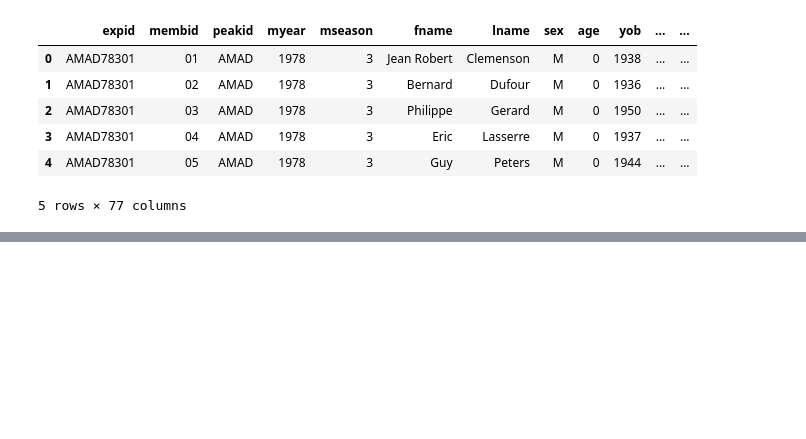
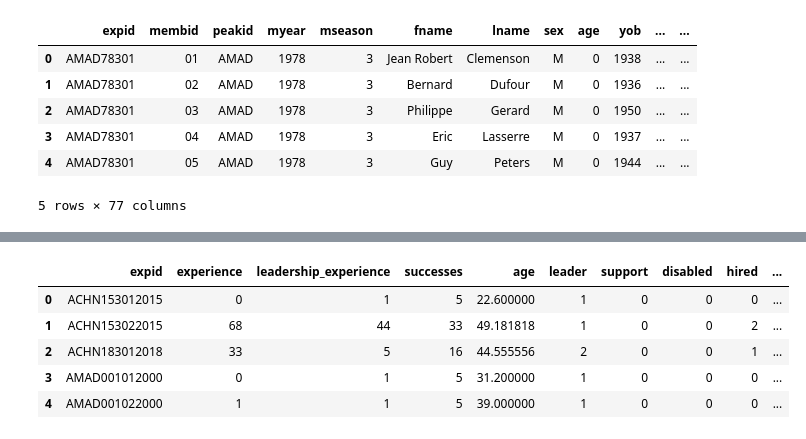
Before and after one commit to bastien-winant/ml-zoomcamp, a Jupyter notebook: midterm/notebook.ipynb, the cells around one changed output, grey strips where cells are left out. Drawn from its saved outputs; the diff is of its cells as text; code cells hidden in the pictures; blank space fills up the shorter version.

```diff
--- a/midterm/notebook.ipynb
+++ b/midterm/notebook.ipynb
@@ -168,4 +172,4 @@ climber_df.head()
 # %%
 climber_df = climber_df[[
 	'expid', 'myear', 'mseason', 'fname', 'lname', 'yob', 'status', 'leader', 'support', 'disabled', 'hired', 'sherpa',
-	'tibetan', 'msuccess']].dropna(how='any', subset=['expid', 'myear', 'fname', 'lname', 'yob'])
+	'msuccess']].dropna(how='any', subset=['expid', 'myear', 'fname', 'lname', 'yob'])
@@ -193,0 +214,9 @@ climber_df.head(10)
+# %%
+team_df.head()
+# %% [output]
+|  | expid | experience | leadership_experience | successes | age | leader | support | disabled | hired | ... |
+| 0 | ACHN153012015 | 0 | 1 | 5 | 22.600000 | 1 | 0 | 0 | 0 | ... |
+| 1 | ACHN153022015 | 68 | 44 | 33 | 49.181818 | 1 | 0 | 0 | 2 | ... |
+| 2 | ACHN183012018 | 33 | 5 | 16 | 44.555556 | 2 | 0 | 0 | 1 | ... |
+| 3 | AMAD001012000 | 0 | 1 | 5 | 31.200000 | 1 | 0 | 0 | 0 | ... |
+| 4 | AMAD001022000 | 1 | 1 | 5 | 39.000000 | 1 | 0 | 0 | 0 | ... |
```
Also changed, not shown: parts of 12 cells of this notebook.
